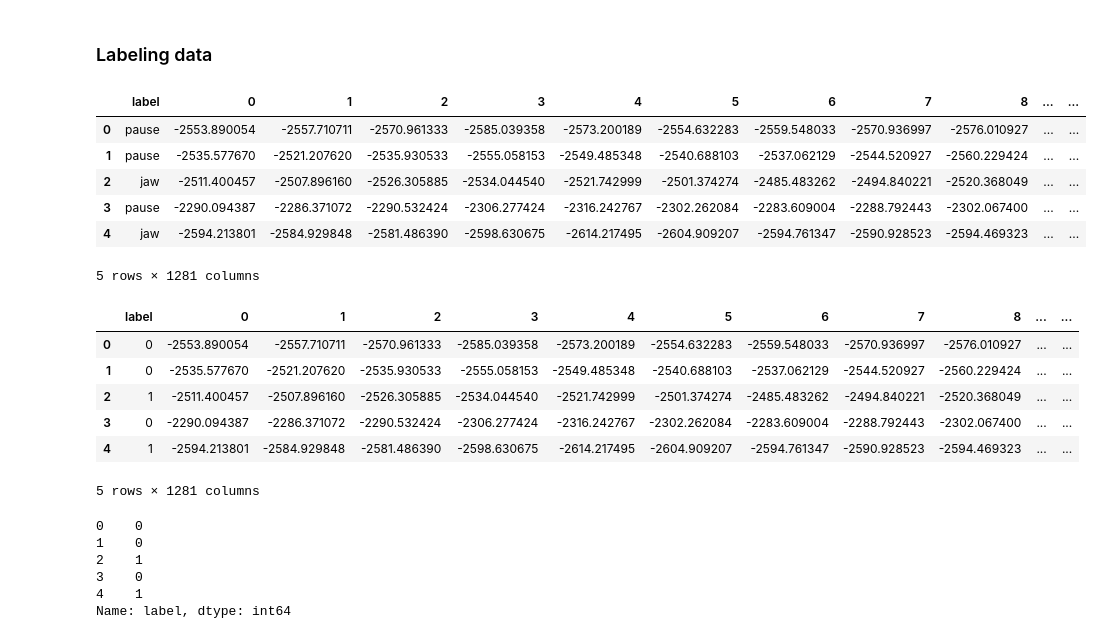
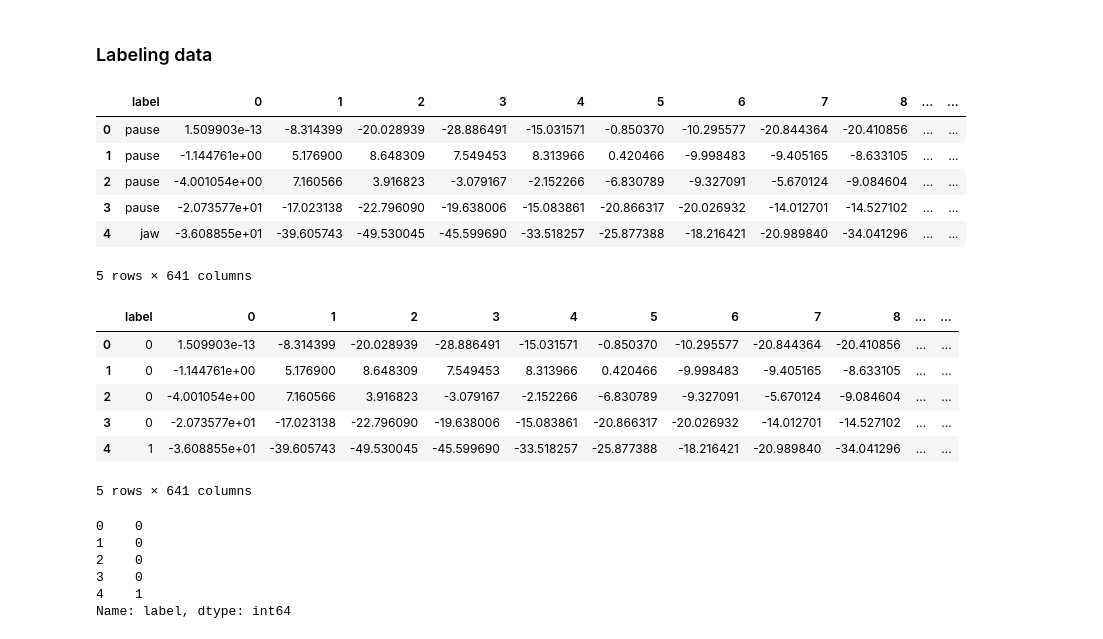
Before and after one commit to albarc3/ProfessorX-Project, a Jupyter notebook: src/artifacts/preprocesing_rubert_jaw.ipynb, the cells around one changed output. Cells and saved outputs as stored; diff of their text form; code cells hidden in the pictures.

```diff
--- a/src/artifacts/preprocesing_rubert_jaw.ipynb
+++ b/src/artifacts/preprocesing_rubert_jaw.ipynb
@@ -23,6 +23,8 @@ df.plot(subplots=True, figsize=(16, 16));
 # %%
 import bbtools as bbt
 
+eeg_file = "../../data/Rubert_14_may/Rubert_mordida_1/EEG.csv"
+
 raw_rubert = bbt.read_csv(eeg_file,
                         ['Fp1', 'Fp2', 'F3', 'F4', 'C1', 'C3', 'C2', 'C4', 'CP1', 'CP3', 'CP2', 'CP4', 'Cz', 'O1', 'O2', 'Pz'])
 # %% [output]
@@ -68,14 +66,13 @@ df.to_pickle(save_path + 'rubert_jaw_1.pkl')
 import bbtools as bbt
 
 sampling_rate = 256
-window_time = 5 # segs
-window_size = window_time * sampling_rate
+window_time = 2.5 # segs
+window_size = int(window_time * sampling_rate)
 n_channels = 16
 
-channelsData = bbt.signal_df_to_np(df, window_size, n_channels)
+eeg_data = filtered_rubert['data'][0]
+channelsData = bbt.signal_raw_to_windows(eeg_data, window_size, n_channels)
 
-print("---SHAPE---")
+print("channels, windows, samples")
 print(channelsData.shape)
-print("---DATA---")
-print(channelsData)
 # %% [output]
@@ -115,18 +97,18 @@ plt.show()
 # %% [markdown]
 ### Labeling data
 # %%
-channels_list_df = bbt.channels_to_list_df(channelsData, 'jaw')
+channels_list_df = bbt.channels_to_list_df2(channelsData, 'jaw')
 
 channel = channels_list_df[0]
 channel.head()
 # %% [output]
 |  | label | 0 | 1 | 2 | 3 | 4 | 5 | 6 | 7 | 8 | ... | ... |
-| 0 | pause | -2553.890054 | -2557.710711 | -2570.961333 | -2585.039358 | -2573.200189 | -2554.632283 | -2559.548033 | -2570.936997 | -2576.010927 | ... | ... |
-| 1 | pause | -2535.577670 | -2521.207620 | -2535.930533 | -2555.058153 | -2549.485348 | -2540.688103 | -2537.062129 | -2544.520927 | -2560.229424 | ... | ... |
-| 2 | jaw | -2511.400457 | -2507.896160 | -2526.305885 | -2534.044540 | -2521.742999 | -2501.374274 | -2485.483262 | -2494.840221 | -2520.368049 | ... | ... |
-| 3 | pause | -2290.094387 | -2286.371072 | -2290.532424 | -2306.277424 | -2316.242767 | -2302.262084 | -2283.609004 | -2288.792443 | -2302.067400 | ... | ... |
-| 4 | jaw | -2594.213801 | -2584.929848 | -2581.486390 | -2598.630675 | -2614.217495 | -2604.909207 | -2594.761347 | -2590.928523 | -2594.469323 | ... | ... |
+| 0 | pause | 1.509903e-13 | -8.314399 | -20.028939 | -28.886491 | -15.031571 | -0.850370 | -10.295577 | -20.844364 | -20.410856 | ... | ... |
+| 1 | pause | -1.144761e+00 | 5.176900 | 8.648309 | 7.549453 | 8.313966 | 0.420466 | -9.998483 | -9.405165 | -8.633105 | ... | ... |
+| 2 | pause | -4.001054e+00 | 7.160566 | 3.916823 | -3.079167 | -2.152266 | -6.830789 | -9.327091 | -5.670124 | -9.084604 | ... | ... |
+| 3 | pause | -2.073577e+01 | -17.023138 | -22.796090 | -19.638006 | -15.083861 | -20.866317 | -20.026932 | -14.012701 | -14.527102 | ... | ... |
+| 4 | jaw | -3.608855e+01 | -39.605743 | -49.530045 | -45.599690 | -33.518257 | -25.877388 | -18.216421 | -20.989840 | -34.041296 | ... | ... |
-5 rows × 1281 columns
+5 rows × 641 columns
 # %%
 for channel_df in channels_list_df:
     channel_df['label'] = channel_df['label'].replace({'pause': 0, 'jaw': 1})
@@ -135,12 +117,12 @@ channel = channels_list_df[0]
 channel.head()
 # %% [output]
 |  | label | 0 | 1 | 2 | 3 | 4 | 5 | 6 | 7 | 8 | ... | ... |
-| 0 | 0 | -2553.890054 | -2557.710711 | -2570.961333 | -2585.039358 | -2573.200189 | -2554.632283 | -2559.548033 | -2570.936997 | -2576.010927 | ... | ... |
-| 1 | 0 | -2535.577670 | -2521.207620 | -2535.930533 | -2555.058153 | -2549.485348 | -2540.688103 | -2537.062129 | -2544.520927 | -2560.229424 | ... | ... |
-| 2 | 1 | -2511.400457 | -2507.896160 | -2526.305885 | -2534.044540 | -2521.742999 | -2501.374274 | -2485.483262 | -2494.840221 | -2520.368049 | ... | ... |
-| 3 | 0 | -2290.094387 | -2286.371072 | -2290.532424 | -2306.277424 | -2316.242767 | -2302.262084 | -2283.609004 | -2288.792443 | -2302.067400 | ... | ... |
-| 4 | 1 | -2594.213801 | -2584.929848 | -2581.486390 | -2598.630675 | -2614.217495 | -2604.909207 | -2594.761347 | -2590.928523 | -2594.469323 | ... | ... |
+| 0 | 0 | 1.509903e-13 | -8.314399 | -20.028939 | -28.886491 | -15.031571 | -0.850370 | -10.295577 | -20.844364 | -20.410856 | ... | ... |
+| 1 | 0 | -1.144761e+00 | 5.176900 | 8.648309 | 7.549453 | 8.313966 | 0.420466 | -9.998483 | -9.405165 | -8.633105 | ... | ... |
+| 2 | 0 | -4.001054e+00 | 7.160566 | 3.916823 | -3.079167 | -2.152266 | -6.830789 | -9.327091 | -5.670124 | -9.084604 | ... | ... |
+| 3 | 0 | -2.073577e+01 | -17.023138 | -22.796090 | -19.638006 | -15.083861 | -20.866317 | -20.026932 | -14.012701 | -14.527102 | ... | ... |
+| 4 | 1 | -3.608855e+01 | -39.605743 | -49.530045 | -45.599690 | -33.518257 | -25.877388 | -18.216421 | -20.989840 | -34.041296 | ... | ... |
-5 rows × 1281 columns
+5 rows × 641 columns
 # %%
 channel = channels_list_df[0]
 
@@ -149,7 +131,7 @@ Y.head()
 # %% [output]
 0    0
 1    0
-2    1
+2    0
 3    0
 4    1
 Name: label, dtype: int64
```
Also changed, not shown: parts of 12 cells of this notebook, 1 other file.
